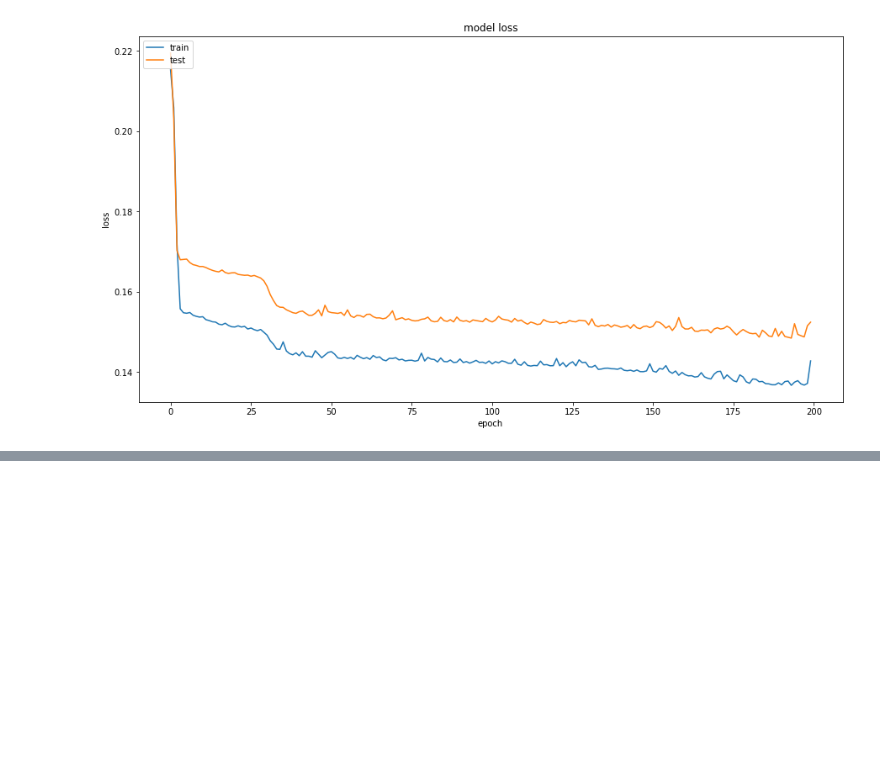
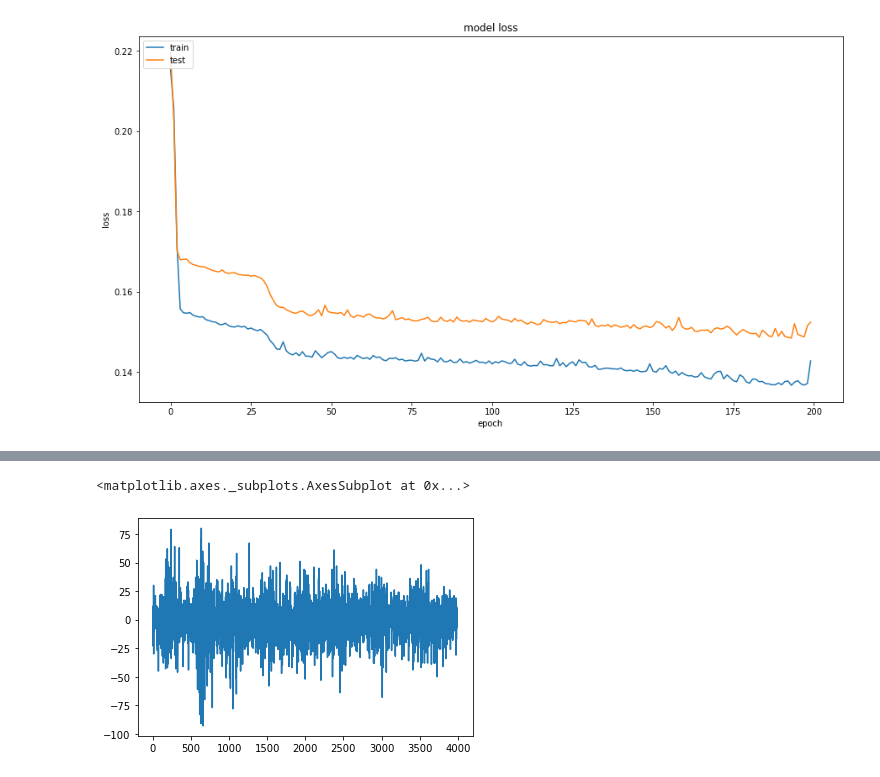
Before and after one commit to PerlinWarp/NeuroLeap, a Jupyter notebook: Notebooks/3-SixtySecondsOfThumbData.ipynb, the cells around one changed output, grey strips where cells are left out. Drawn from its saved outputs; the diff is of its cells as text; code cells hidden in the pictures; blank space fills up the shorter version.

```diff
--- a/Notebooks/3-SixtySecondsOfThumbData.ipynb
+++ b/Notebooks/3-SixtySecondsOfThumbData.ipynb
@@ -752,0 +761,3 @@ plt.show()
+# %%
+csv_name = "thumb_dataset-20-raw-True.csv"
+raw_data = pd.read_csv('../data/'+csv_name)
@@ -752,0 +784,5 @@ plt.show()
+# %%
+raw_data['Channel_2'].plot()
+# %% [output]
+<matplotlib.axes._subplots.AxesSubplot at 0x...>
+[figure, added]
```
Also changed, not shown: parts of 10 cells of this notebook, 10 other files.
